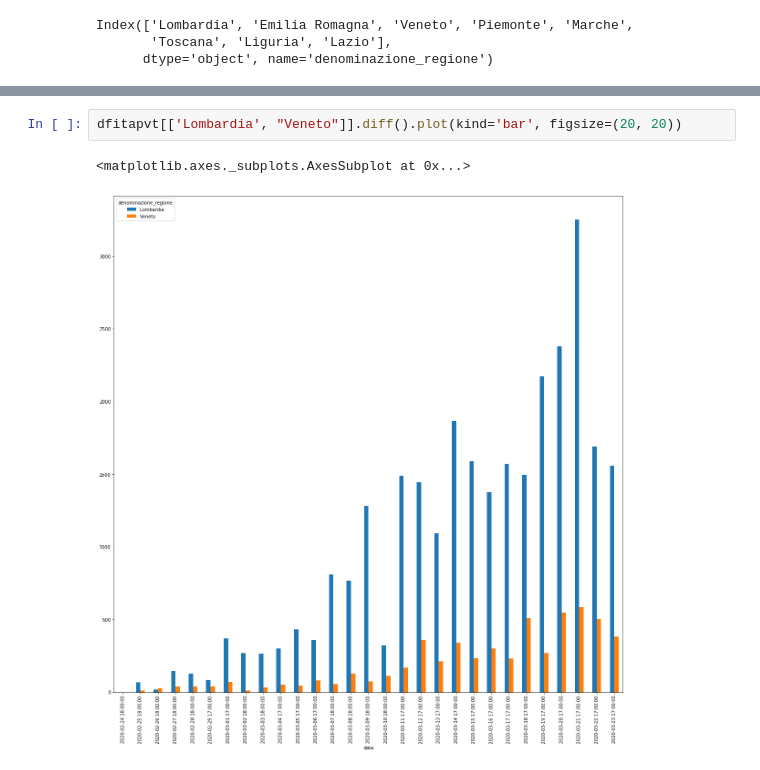
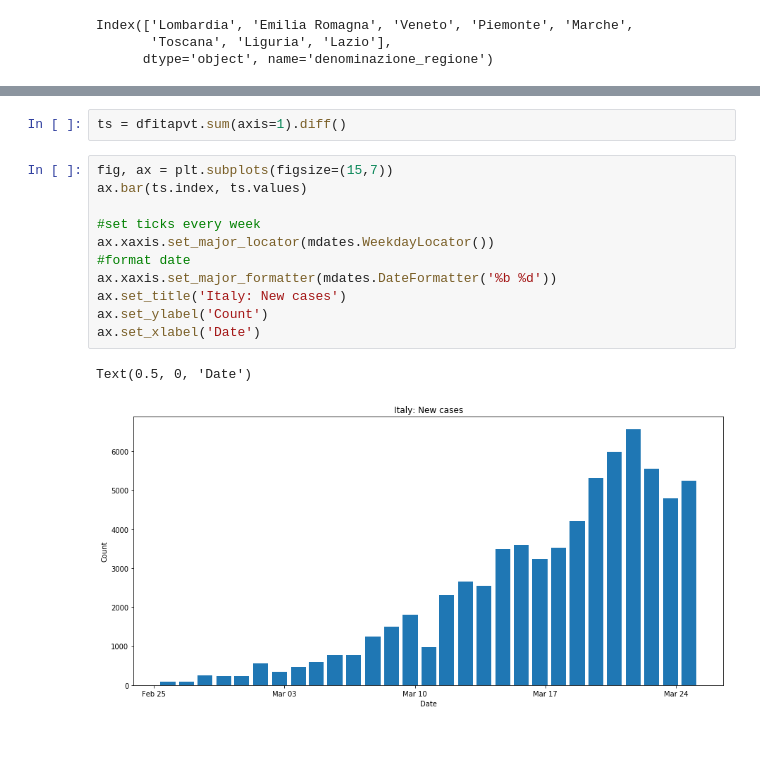
Before and after one commit to ghego/COVID-19-analyses, a Jupyter notebook: notebooks/Data exploration Italy.ipynb, the cells around one changed output, grey strips where cells are left out. Cells and saved outputs as stored; diff of their text form; blank space fills up the shorter version.

Commit message:
added script to generate plot

```diff
--- a/notebooks/Data exploration Italy.ipynb
+++ b/notebooks/Data exploration Italy.ipynb
@@ -103,6 +104,17 @@ Index(['Valle d'Aosta', 'Lombardia', 'Emilia-Romagna', 'Marche',
       dtype='object', name='denominazione_regione')
-# %%
-dfitapvt[['Lombardia', "Veneto"]].diff().plot(kind='bar', figsize=(20, 20))
-# %% [output]
-<matplotlib.axes._subplots.AxesSubplot at 0x...>
-[figure, removed]
+# %%
+ts = dfitapvt.sum(axis=1).diff()
+# %%
+fig, ax = plt.subplots(figsize=(15,7))
+ax.bar(ts.index, ts.values)
+
+#set ticks every week
+ax.xaxis.set_major_locator(mdates.WeekdayLocator())
+#format date
+ax.xaxis.set_major_formatter(mdates.DateFormatter('%b %d'))
+ax.set_title('Italy: New cases')
+ax.set_ylabel('Count')
+ax.set_xlabel('Date')
+# %% [output]
+Text(0.5, 0, 'Date')
+[figure, added]
```
Also changed, not shown: parts of 7 cells of this notebook, 5 other files.
